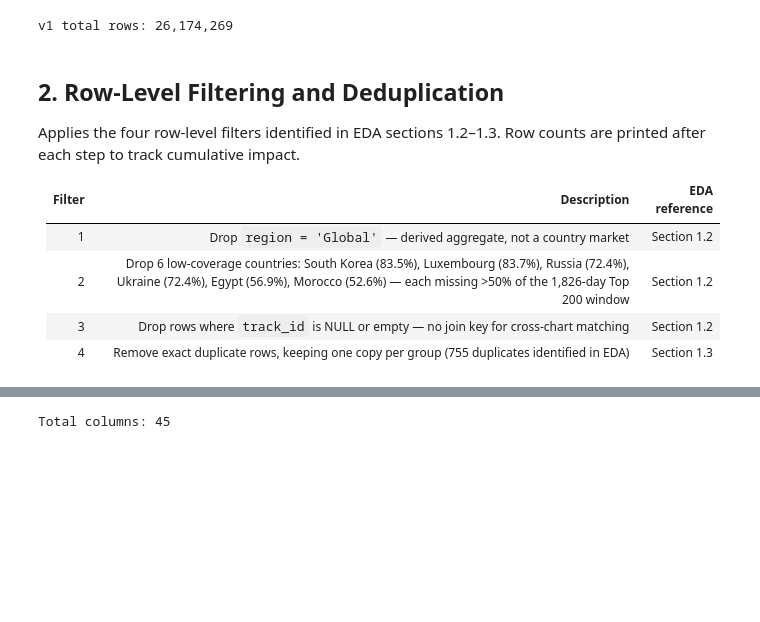
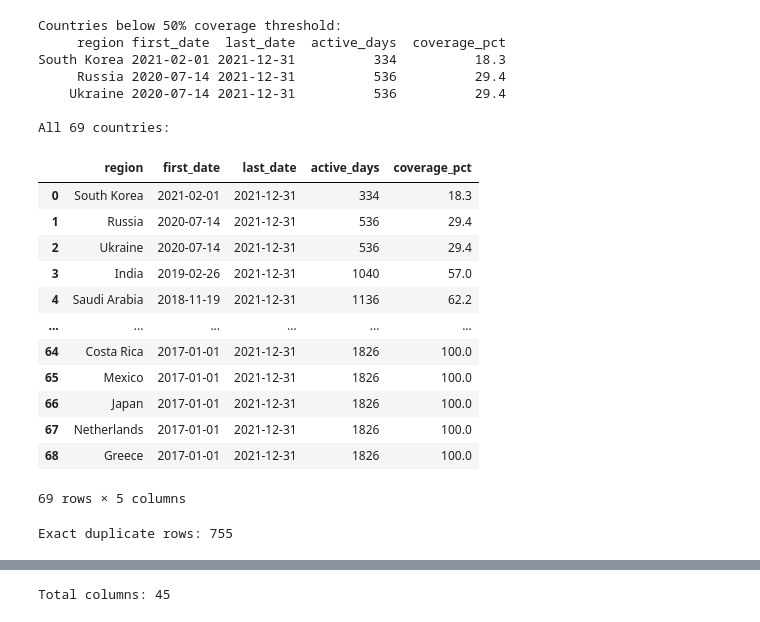
Before and after one commit to mchlkan/ML_Group_AB, a Jupyter notebook: notebooks/03_data_cleaning.ipynb, the cells around one changed output, grey strips where cells are left out. Drawn from its saved outputs; the diff is of its cells as text; code cells hidden in the pictures; blank space fills up the shorter version.

```diff
--- a/notebooks/03_data_cleaning.ipynb
+++ b/notebooks/03_data_cleaning.ipynb
@@ -66,8 +102,45 @@ Temp DB: /var/folders/c_/rvj39p2n57b4_31w08d73h3c0000gn/T/tmpdnqgomaa.duckdb
+# %%
+# Country temporal coverage analysis
+coverage = con.execute("""
+    SELECT
+        region,
+        MIN(TRY_CAST(date AS DATE)) AS first_date,
+        MAX(TRY_CAST(date AS DATE)) AS last_date,
+        COUNT(DISTINCT TRY_CAST(date AS DATE)) AS active_days,
+        ROUND(COUNT(DISTINCT TRY_CAST(date AS DATE)) * 100.0 / 1826, 1) AS coverage_pct
+    FROM spotify_v1
+    WHERE region != 'Global'
+    GROUP BY region
+    ORDER BY coverage_pct ASC
+""").fetchdf()
+
+print("Countries below 50% coverage threshold:")
+print(coverage[coverage["coverage_pct"] < 50].to_string(index=False))
+print(f"\nAll {len(coverage)} countries:")
+coverage
+# %% [output]
+Countries below 50% coverage threshold:
+     region first_date  last_date  active_days  coverage_pct
+South Korea 2021-02-01 2021-12-31          334          18.3
+     Russia 2020-07-14 2021-12-31          536          29.4
+    Ukraine 2020-07-14 2021-12-31          536          29.4
+
+All 69 countries:
+|  | region | first_date | last_date | active_days | coverage_pct |
+| 0 | South Korea | 2021-02-01 | 2021-12-31 | 334 | 18.3 |
+| 1 | Russia | 2020-07-14 | 2021-12-31 | 536 | 29.4 |
+| 2 | Ukraine | 2020-07-14 | 2021-12-31 | 536 | 29.4 |
+| 3 | India | 2019-02-26 | 2021-12-31 | 1040 | 57.0 |
+| 4 | Saudi Arabia | 2018-11-19 | 2021-12-31 | 1136 | 62.2 |
+| ... | ... | ... | ... | ... | ... |
+| 64 | Costa Rica | 2017-01-01 | 2021-12-31 | 1826 | 100.0 |
+| 65 | Mexico | 2017-01-01 | 2021-12-31 | 1826 | 100.0 |
+| 66 | Japan | 2017-01-01 | 2021-12-31 | 1826 | 100.0 |
+| 67 | Netherlands | 2017-01-01 | 2021-12-31 | 1826 | 100.0 |
+| 68 | Greece | 2017-01-01 | 2021-12-31 | 1826 | 100.0 |
+69 rows × 5 columns
 # %%
-# Row count and column definitions for dedup
-row_count = con.execute("SELECT COUNT(*) FROM spotify_v1").fetchone()[0]
-print(f"v1 total rows: {row_count:,}")
-
+# Exact duplicate count
 source_cols = [
     'title', 'rank', 'date', 'artist', 'url', 'region', 'chart', 'trend',
     'streams', 'track_id', 'album', 'popularity', 'duration_ms', 'explicit',
@@ -77,16 +150,17 @@ source_cols = [
     'af_time_signature'
 ]
 source_cols_str = ', '.join(source_cols)
+
+dup_count = con.execute(f"""
+    WITH dups AS (
+        SELECT {source_cols_str}, COUNT(*) AS cnt
+        FROM spotify_v1
+        GROUP BY {source_cols_str}
+        HAVING COUNT(*) > 1
+    )
+    SELECT SUM(cnt - 1) AS duplicate_rows FROM dups
+""").fetchone()[0] or 0
+
+print(f"Exact duplicate rows: {dup_count}")
 # %% [output]
-v1 total rows: 26,174,269
+Exact duplicate rows: 755
-# %% [markdown]
-## 2. Row-Level Filtering and Deduplication
-
-Applies the four row-level filters identified in EDA sections 1.2–1.3. Row counts are printed after each step to track cumulative impact.
-
-| Filter | Description | EDA reference |
-|--------|-------------|---------------|
-| 1 | Drop `region = 'Global'` — derived aggregate, not a country market | Section 1.2 |
-| 2 | Drop 6 low-coverage countries: South Korea (83.5%), Luxembourg (83.7%), Russia (72.4%), Ukraine (72.4%), Egypt (56.9%), Morocco (52.6%) — each missing >50% of the 1,826-day Top 200 window | Section 1.2 |
-| 3 | Drop rows where `track_id` is NULL or empty — no join key for cross-chart matching | Section 1.2 |
-| 4 | Remove exact duplicate rows, keeping one copy per group (755 duplicates identified in EDA) | Section 1.3 |
```
Also changed, not shown: parts of 35 cells of this notebook, 30 other files.
